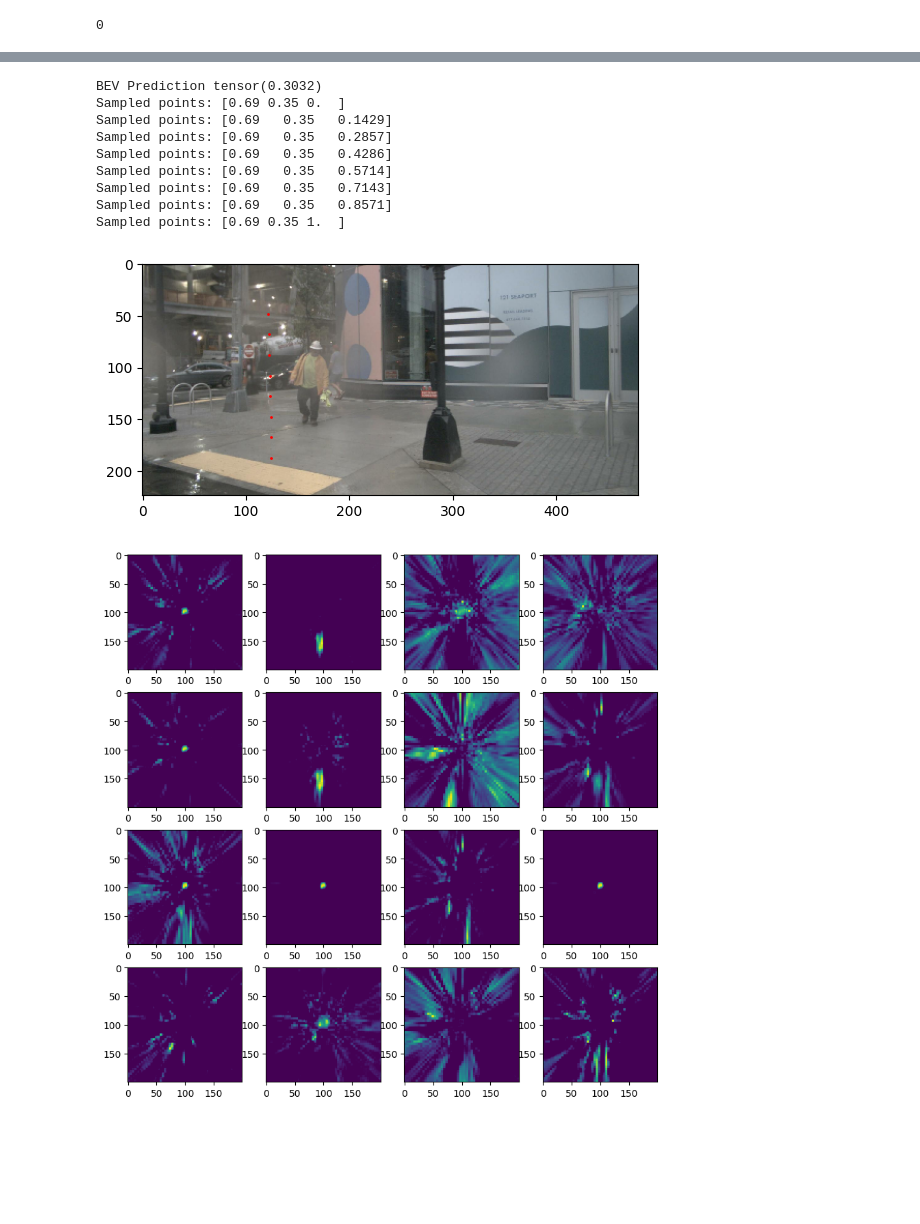
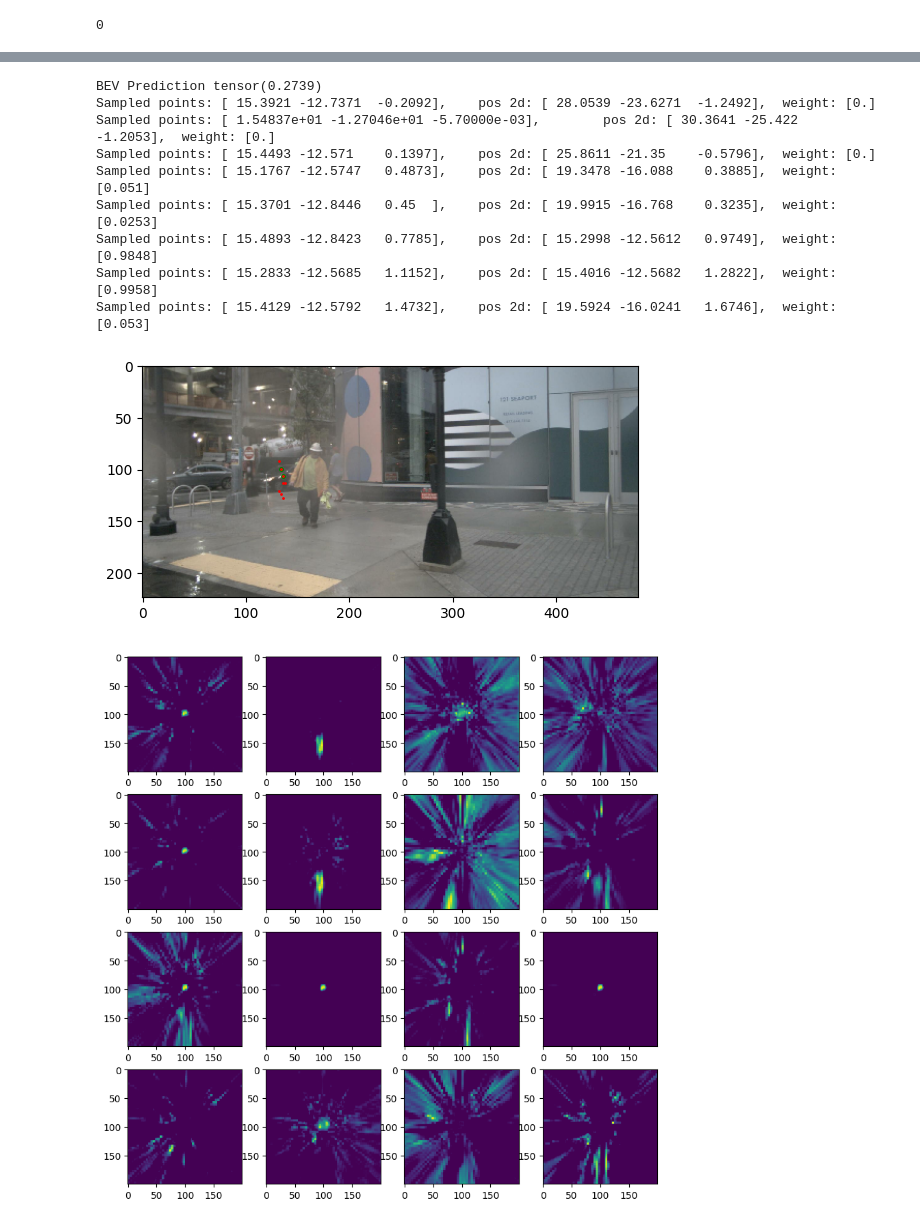
Before and after one commit to nargoo0328/cross_view_transformers, a Jupyter notebook: scripts/test_bug.ipynb, the cells around one changed output, grey strips where cells are left out. Saved outputs shown, nothing was run; the diff lists cells and outputs as text; code cells hidden in the pictures; blank space fills up the shorter version.

```diff
--- a/scripts/test_bug.ipynb
+++ b/scripts/test_bug.ipynb
@@ -44,7 +43,7 @@ Loaded checkpoint.
 network.to(device)
 model.to(device)
 model.metrics.reset()
-with_grad = False
+with_grad = True
 
 if with_grad:
     network.train()
@@ -116,17 +115,17 @@ plt.imshow(vis_result[0])
 # %%
 # attention = pred['mid_output']['attention']
 # attention = rearrange(attention, '(b h w) m 1 p -> b h w m p', b=4, h=200, w=200)
-stage = 0
+stage = 1
 h = w = 50 if stage == 0 else 200
 points = rearrange(pred['mid_output'][f"stage_{stage}"]['sample_points_cam'], 'b (h w) p d -> b h w p d',h=h, w=w)
-# pos_3d = rearrange(pred['mid_output'][f"stage_{stage}"]['pos_3d'], 'b (h w) 1 p d -> b h w p d',h=h, w=w)
+pos_3d = rearrange(pred['mid_output'][f"stage_{stage}"]['pos_3d'], 'b (h w) 1 p d -> b h w p d',h=h, w=w)
 reference_points = rearrange(pred['mid_output'][f"stage_{stage}"]['reference_points'], 'b (h w) 1 p d -> b h w p d',h=h, w=w)
-# weight = rearrange(pred['mid_output'][f"stage_{stage}"]['weight'], 'b (h w) 1 p d -> b h w p d',h=h, w=w)
+weight = rearrange(pred['mid_output'][f"stage_{stage}"]['weight'], 'b (h w) 1 p d -> b h w p d',h=h, w=w)
 # %%
 batch_index = 0
 fig, (ax1, ax2) = plt.subplots(1, 2, figsize=(10, 8))
-y = 60
-x = 130
+y = 69
+x = 125
 vehicle_idx = [[4,5,6,7,8,10,11,12]]
 vehicles = [batch['bev'][:, idx].max(1, keepdim=True).values for idx in vehicle_idx]
 vehicles = torch.cat(vehicles, 1)
@@ -148,43 +147,42 @@ bev_prediction_index = pred['VEHICLE'][batch_index,0,y,x].sigmoid()
 if stage == 0:
     y = y // 4
     x = x // 4
-# att_ = attention[batch_index, y, x]
+
 pts_2d = points[batch_index, y, x]
-# pos_3d_index = pos_3d[batch_index, y, x]
+pos_3d_index = pos_3d[batch_index, y, x]
 reference_points_index = reference_points[batch_index, y, x]
-# weight_index = weight[batch_index, y, x]
+weight_index = weight[batch_index, y, x]
 mask = (pts_2d[:,0] > 0) & (pts_2d[:,0] < 1) & (pts_2d[:,1] > 0) & (pts_2d[:,1] < 1)
 pts_2d = pts_2d[mask].cpu().numpy()
-# pos_3d_index = pos_3d_index[mask].cpu().numpy()
+pos_3d_index = pos_3d_index[mask].cpu().numpy()
 reference_points_index = reference_points_index[mask].cpu().numpy()
-# weight_index = weight_index[mask].cpu().numpy()
-# att_ = att_[:, mask].cpu().numpy()
+weight_index = weight_index[mask].cpu().numpy()
 
 pts_2d[:, 0] *= 480
 pts_2d[:, 1] *= 224
 # %%
 cam_index = 2
 print("BEV Prediction", bev_prediction_index)
 plt.imshow(batch['image'][0,cam_index].cpu().permute(1,2,0))
 for i in range(len(pts_2d)):
-    # print(f"Sampled points: {np.round(reference_points_index[i], 4)},\t pos 2d: {np.round(pos_3d_index[i], 4)}, \tweight: {np.round(weight_index[i], 4)}")
-    print(f"Sampled points: {np.round(reference_points_index[i], 4)}")
+    print(f"Sampled points: {np.round(reference_points_index[i], 4)},\t pos 2d: {np.round(pos_3d_index[i], 4)}, \tweight: {np.round(weight_index[i], 4)}")
+    # print(f"Sampled points: {np.round(reference_points_index[i], 4)}")
     # print(att_[head_index,i])
 
-    # plt.scatter(pts_2d[i,0], pts_2d[i,1], s=6, c='g', alpha=max(0.0, np.round(weight_index[i], 4)))
+    plt.scatter(pts_2d[i,0], pts_2d[i,1], s=6, c='g', alpha=max(0.0, np.round(weight_index[i], 4)))
     plt.scatter(pts_2d[i,0], pts_2d[i,1], s=1, c='r')
     # plt.scatter(pts_2d[i,0], pts_2d[i,1], alpha=max(float(att_[head_index,i]), 0.1), s=4, c='r')
 # %% [output]
-BEV Prediction tensor(0.3032)
-Sampled points: [0.69 0.35 0.  ]
-Sampled points: [0.69   0.35   0.1429]
-Sampled points: [0.69   0.35   0.2857]
-Sampled points: [0.69   0.35   0.4286]
-Sampled points: [0.69   0.35   0.5714]
-Sampled points: [0.69   0.35   0.7143]
-Sampled points: [0.69   0.35   0.8571]
-Sampled points: [0.69 0.35 1.  ]
+BEV Prediction tensor(0.2739)
+Sampled points: [ 15.3921 -12.7371  -0.2092],    pos 2d: [ 28.0539 -23.6271  -1.2492],  weight: [0.]
+Sampled points: [ 1.54837e+01 -1.27046e+01 -5.70000e-03],        pos 2d: [ 30.3641 -25.422   -1.2053],  weight: [0.]
+Sampled points: [ 15.4493 -12.571    0.1397],    pos 2d: [ 25.8611 -21.35    -0.5796],  weight: [0.]
+Sampled points: [ 15.1767 -12.5747   0.4873],    pos 2d: [ 19.3478 -16.088    0.3885],  weight: [0.051]
+Sampled points: [ 15.3701 -12.8446   0.45  ],    pos 2d: [ 19.9915 -16.768    0.3235],  weight: [0.0253]
+Sampled points: [ 15.4893 -12.8423   0.7785],    pos 2d: [ 15.2998 -12.5612   0.9749],  weight: [0.9848]
+Sampled points: [ 15.2833 -12.5685   1.1152],    pos 2d: [ 15.4016 -12.5682   1.2822],  weight: [0.9958]
+Sampled points: [ 15.4129 -12.5792   1.4732],    pos 2d: [ 19.5924 -16.0241   1.6746],  weight: [0.053]
-[figure, old version]
+[figure, new version]
 # %%
 from sklearn.decomposition import PCA
 pca = PCA(n_components=128)
```
Also changed, not shown: parts of 4 cells of this notebook, 2 other files.
